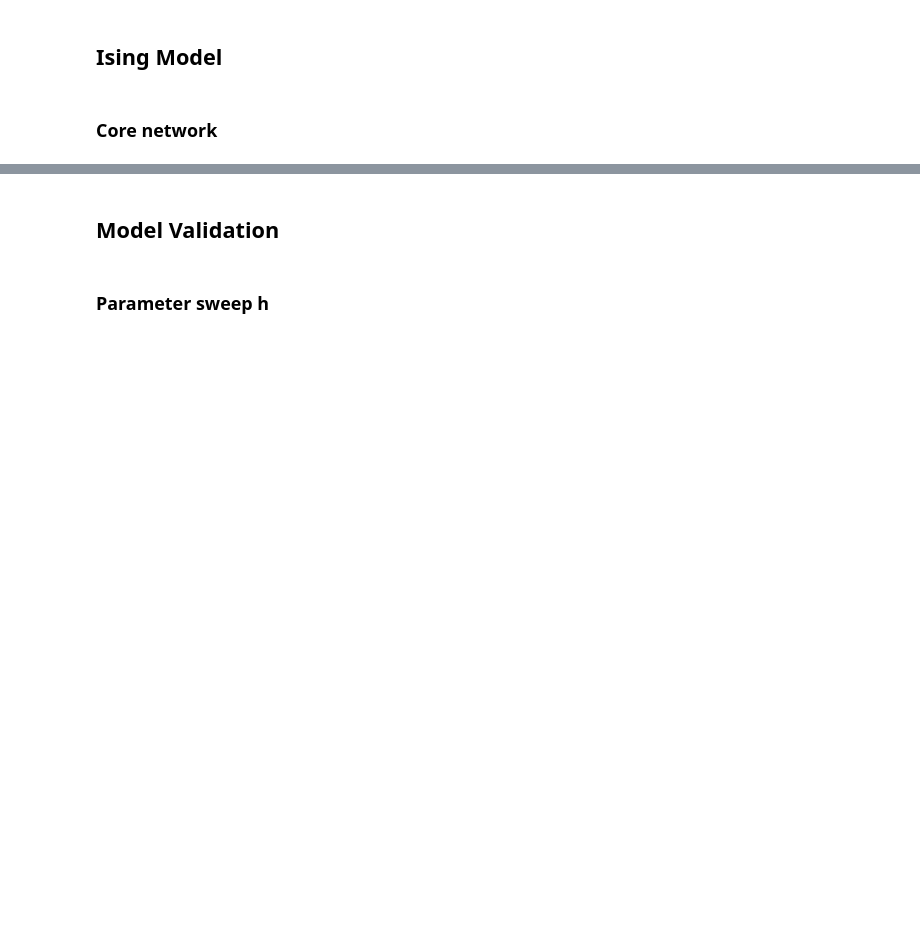
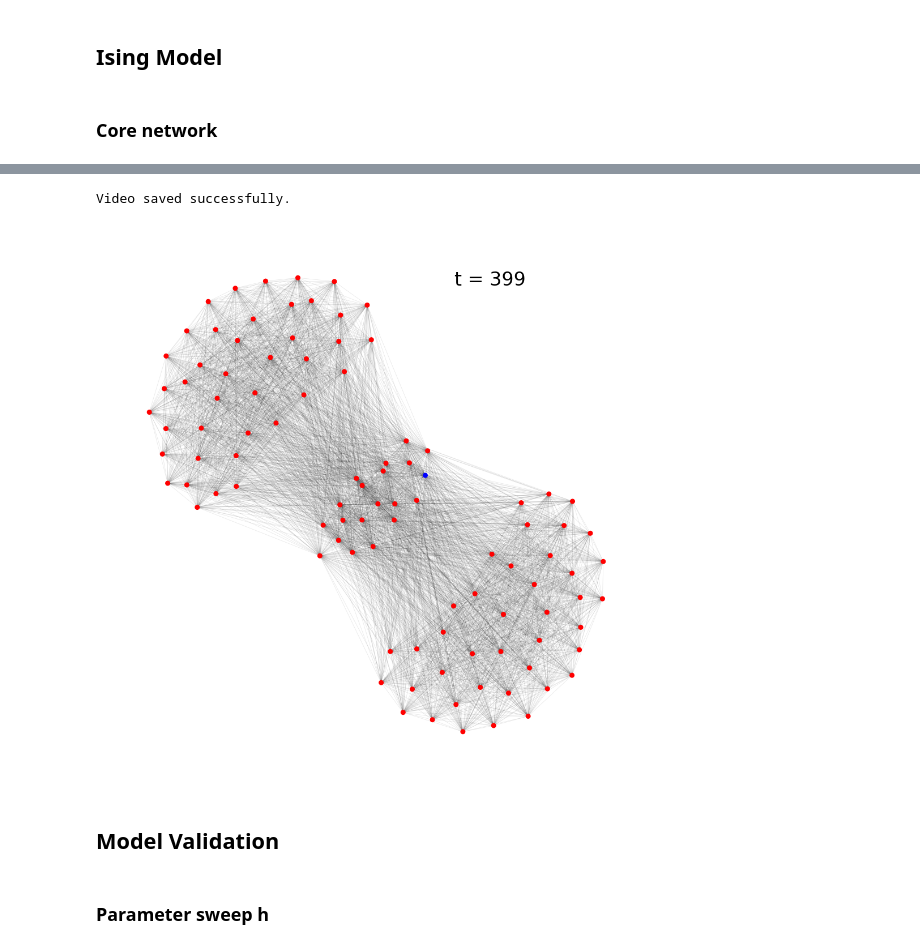
Before and after one commit to kylehtunis/psychopathology_css, a Jupyter notebook: project.ipynb, the cells around one changed output, grey strips where cells are left out. Saved outputs shown, nothing was run; the diff lists cells and outputs as text; code cells hidden in the pictures; blank space fills up the shorter version.

```diff
--- a/project.ipynb
+++ b/project.ipynb
@@ -260,3 +353,8 @@ plt.show()
+# %%
+animate_model(model, filename='./basic.mp4')
+# %% [output]
+Video saved successfully.
+[figure, added]
 # %% [markdown]
 ## Model Validation
 # %% [markdown]
```
Also changed, not shown: parts of 11 cells of this notebook, 1 other file.
